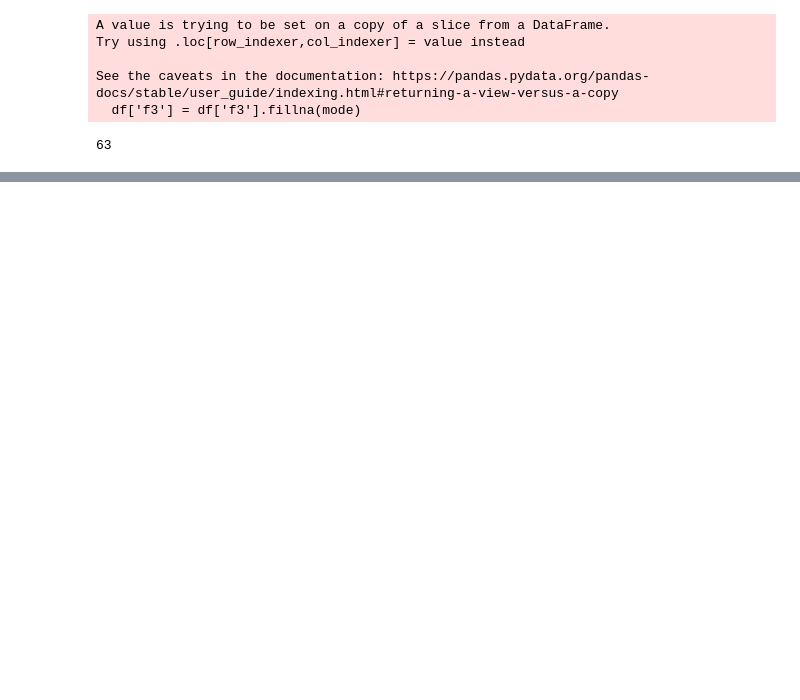
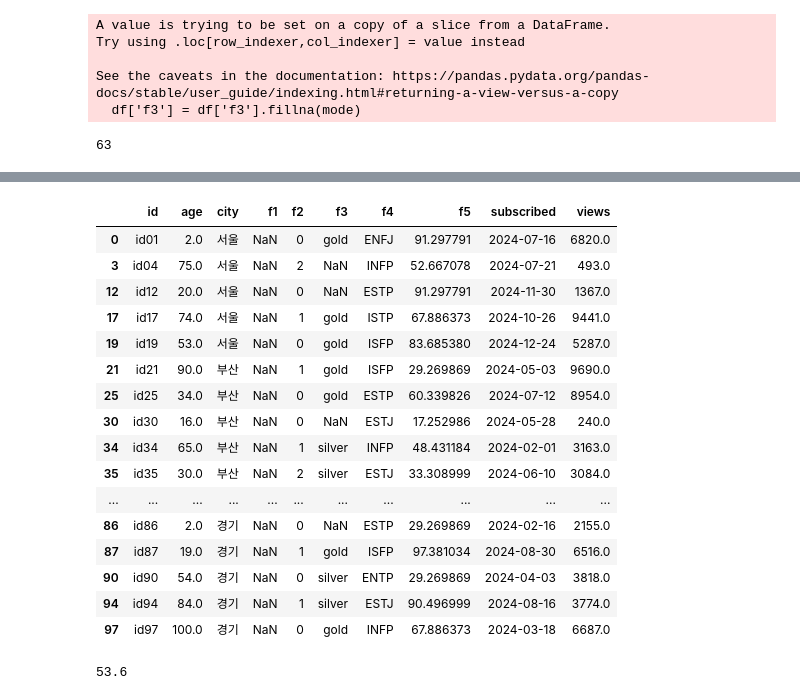
Before and after one commit to bbang-jun/Big-Data-Analysis-Engineer-Practical-Test, a Jupyter notebook: 작업형1/작업형1_연습문제.ipynb, the cells around one changed output, grey strips where cells are left out. Drawn from its saved outputs; the diff is of its cells as text; code cells hidden in the pictures; blank space fills up the shorter version.

Commit message:
작업형1 # Section 13 결측 데이터 찾기, 필터링, 평균값

```diff
--- a/작업형1/작업형1_연습문제.ipynb
+++ b/작업형1/작업형1_연습문제.ipynb
@@ -710,3 +710,12 @@ cond = (df['f3'] == 'gold')
 print(len(df[cond]))
 # %% [output]
 63
+# %%
+# Section 13 결측 데이터 찾기, 필터링, 평균값
+# 1. 'f1' 컬럼에 결측치가 있는 데이터만 선택하시오.
+# 2. 선택된 데이터에서 'age' 컬럼의 평균값을 구하시오. (반올림 후 소수 첫째 짜리까지 계산)
+
+# 기본 코드
+import pandas as pd
+df = pd.read_csv('type1_data1.csv')
+df
@@ -712,0 +736,28 @@ print(len(df[cond]))
+# %%
+# 1. 'f1' 컬럼에 결측치가 있는 데이터만 선택하시오.
+cond = df['f1'].isna()
+df = df[cond]
+df
+# %% [output]
+|  | id | age | city | f1 | f2 | f3 | f4 | f5 | subscribed | views |
+| 0 | id01 | 2.0 | 서울 | NaN | 0 | gold | ENFJ | 91.297791 | 2024-07-16 | 6820.0 |
+| 3 | id04 | 75.0 | 서울 | NaN | 2 | NaN | INFP | 52.667078 | 2024-07-21 | 493.0 |
+| 12 | id12 | 20.0 | 서울 | NaN | 0 | NaN | ESTP | 91.297791 | 2024-11-30 | 1367.0 |
+| 17 | id17 | 74.0 | 서울 | NaN | 1 | gold | ISTP | 67.886373 | 2024-10-26 | 9441.0 |
+| 19 | id19 | 53.0 | 서울 | NaN | 0 | gold | ISFP | 83.685380 | 2024-12-24 | 5287.0 |
+| 21 | id21 | 90.0 | 부산 | NaN | 1 | gold | ISFP | 29.269869 | 2024-05-03 | 9690.0 |
+| 25 | id25 | 34.0 | 부산 | NaN | 0 | gold | ESTP | 60.339826 | 2024-07-12 | 8954.0 |
+| 30 | id30 | 16.0 | 부산 | NaN | 0 | NaN | ESTJ | 17.252986 | 2024-05-28 | 240.0 |
+| 34 | id34 | 65.0 | 부산 | NaN | 1 | silver | INFP | 48.431184 | 2024-02-01 | 3163.0 |
+| 35 | id35 | 30.0 | 부산 | NaN | 2 | silver | ESTJ | 33.308999 | 2024-06-10 | 3084.0 |
+| ... | ... | ... | ... | ... | ... | ... | ... | ... | ... | ... |
+| 86 | id86 | 2.0 | 경기 | NaN | 0 | NaN | ESTP | 29.269869 | 2024-02-16 | 2155.0 |
+| 87 | id87 | 19.0 | 경기 | NaN | 1 | gold | ISFP | 97.381034 | 2024-08-30 | 6516.0 |
+| 90 | id90 | 54.0 | 경기 | NaN | 0 | silver | ENTP | 29.269869 | 2024-04-03 | 3818.0 |
+| 94 | id94 | 84.0 | 경기 | NaN | 1 | silver | ESTJ | 90.496999 | 2024-08-16 | 3774.0 |
+| 97 | id97 | 100.0 | 경기 | NaN | 0 | gold | INFP | 67.886373 | 2024-03-18 | 6687.0 |
+# %%
+# 2. 선택된 데이터에서 'age' 컬럼의 평균값을 구하시오. (반올림 후 소수 첫째 짜리까지 계산)
+print(round(df['age'].mean(), 1))
+# %% [output]
+53.6
```
Also changed, not shown: parts of 2 cells of this notebook, 1 other file.
